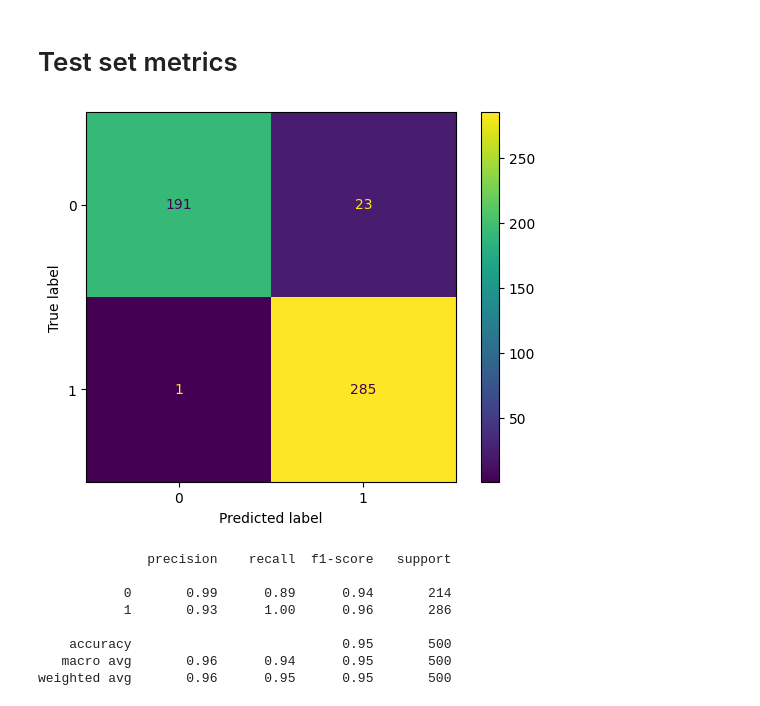
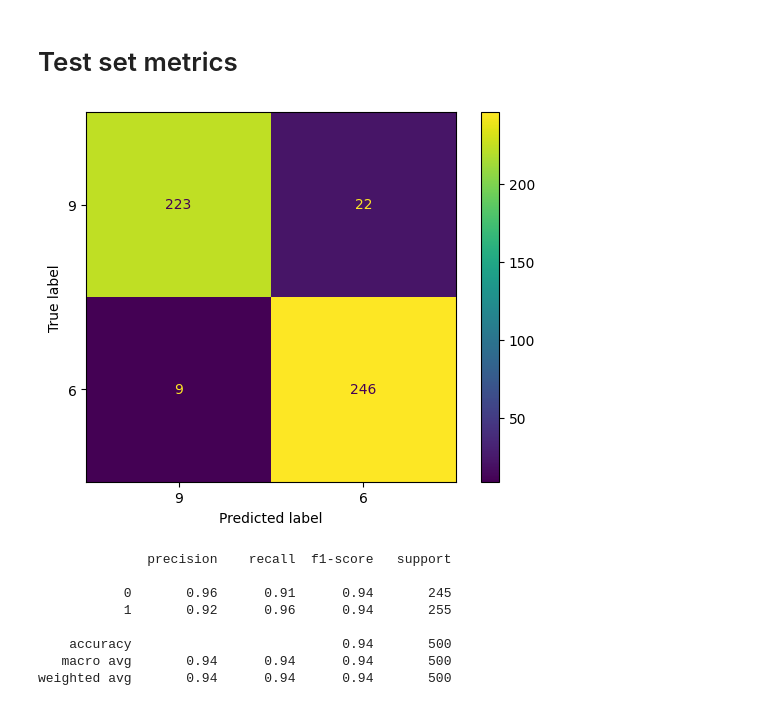
Before and after one commit to Leo11wasd/quantum_computing, a Jupyter notebook: QCNN_presentacion/QCNN.ipynb, the cells around one changed output. Cells and saved outputs as stored; diff of their text form; code cells hidden in the pictures.

```diff
--- a/QCNN_presentacion/QCNN.ipynb
+++ b/QCNN_presentacion/QCNN.ipynb
@@ -358,3 +382,12 @@ So you don´t have to recompute PCA all times
+# %%
+# Turn the problem to a binary classification one
+# We just want to differentiate between number_a and number_b
+CLASS_A = 9
+CLASS_B = 6
+
+# Select first N samples
+n_train_samples = 500
+n_test_samples = 500
 # %%
 import numpy as np
 import torch
@@ -370,8 +403,6 @@ y_test = np.load("mnist_pca/y_test.npy")
 pca = joblib.load("mnist_pca/pca_model.joblib")
 
 
-
-
 # Convert to tensors
 X_train = torch.tensor(X_train, dtype=torch.float64)
 y_train = torch.tensor(y_train, dtype=torch.long)
@@ -380,25 +411,27 @@ X_test = torch.tensor(X_test, dtype=torch.float64)
 y_test = torch.tensor(y_test, dtype=torch.long)
 
 
-# Turn the problem to a binary classification one
-# We just want to differentiate between 0 and 1
-mask_train = (y_train == 0) | (y_train == 1)
-mask_test = (y_test == 0) | (y_test == 1)
+X_train, y_train = balanced_binary_subset(
+    X_train,
+    y_train,
+    class_a=CLASS_A,
+    class_b=CLASS_B,
+    n_per_class=n_train_samples
+)
 
-X_train = X_train[mask_train]
-y_train = y_train[mask_train]
-
-X_test = X_test[mask_test]
-y_test = y_test[mask_test]
-
+X_test, y_test = balanced_binary_subset(
+    X_test,
+    y_test,
+    class_a=CLASS_A,
+    class_b=CLASS_B,
+    n_per_class=n_test_samples
+)
 
 # Create datasets
 train_dataset = TensorDataset(X_train, y_train)
 test_dataset = TensorDataset(X_test, y_test)
 
-# Select first N samples
-n_train_samples = 500
-n_test_samples = 500
+
 
 train_indices = list(range(n_train_samples))
 test_indices = list(range(n_test_samples))
@@ -535,35 +568,35 @@ with torch.no_grad():
 # %%
 from sklearn.metrics import ConfusionMatrixDisplay
 from sklearn.metrics import confusion_matrix
 
 cm = confusion_matrix(
     all_labels,
     all_preds,
     labels=list(range(2))
 )
 
 disp = ConfusionMatrixDisplay(
     confusion_matrix=cm,
-    display_labels=list(range(2))
+    display_labels=[CLASS_A,CLASS_B]
 )
 
 disp.plot()
 plt.show()
 from sklearn.metrics import classification_report
 
 print(
     classification_report(
         all_labels,
         all_preds
     )
 )
 # %% [output]
-[figure, old version]
+[figure, new version]
               precision    recall  f1-score   support
 
-           0       0.99      0.89      0.94       214
-           1       0.93      1.00      0.96       286
+           0       0.96      0.91      0.94       245
+           1       0.92      0.96      0.94       255
 
-    accuracy                           0.95       500
-   macro avg       0.96      0.94      0.95       500
-weighted avg       0.96      0.95      0.95       500
+    accuracy                           0.94       500
+   macro avg       0.94      0.94      0.94       500
+weighted avg       0.94      0.94      0.94       500
```
Also changed, not shown: parts of 6 cells of this notebook.
